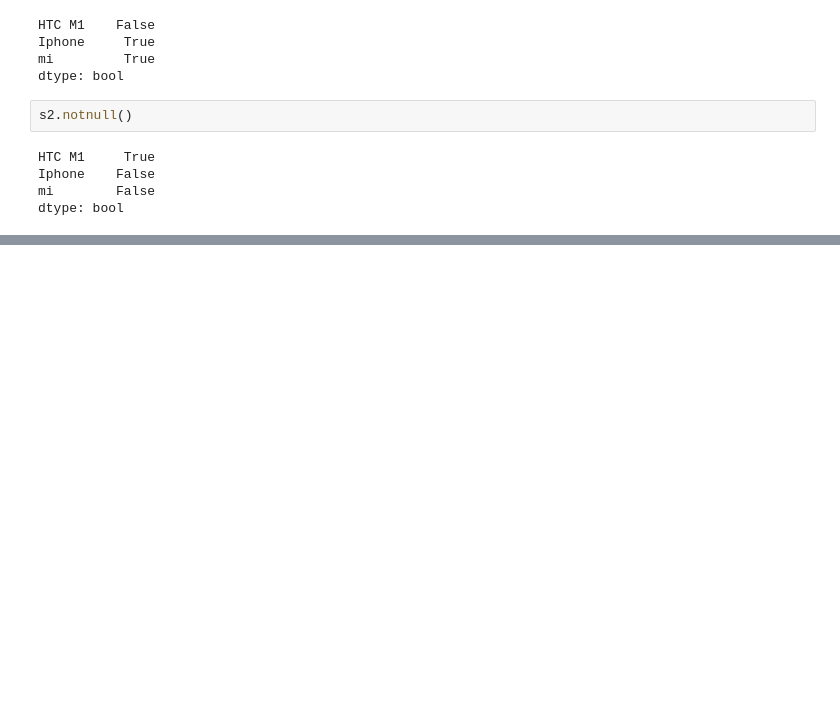
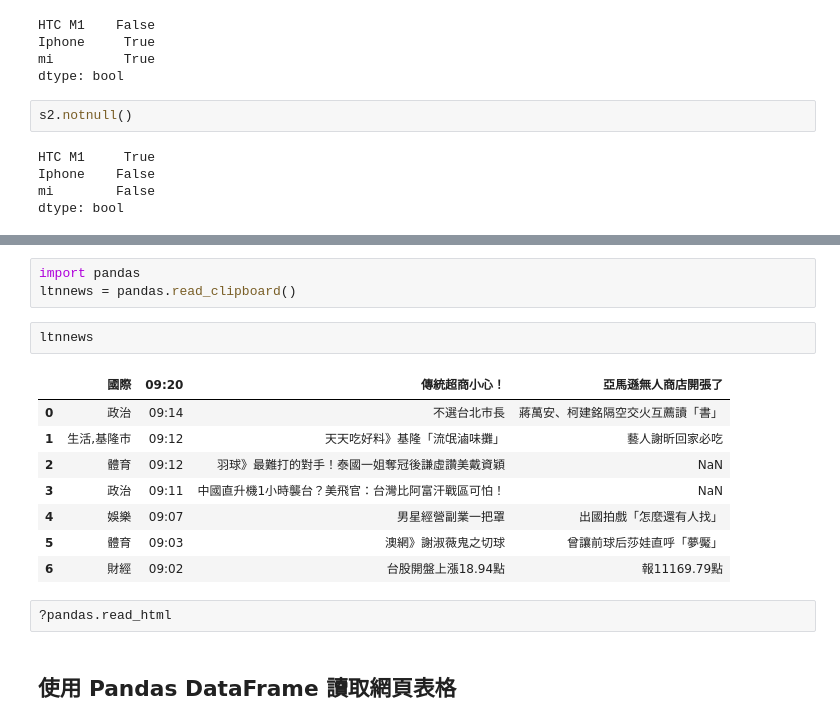
Before and after one commit to ywchiu/fubonpy, a Jupyter notebook: Demo20180122.ipynb, the cells around one changed output, grey strips where cells are left out. Cells and saved outputs as stored; diff of their text form; blank space fills up the shorter version.

```diff
--- a/Demo20180122.ipynb
+++ b/Demo20180122.ipynb
@@ -388,0 +894,18 @@ dtype: bool
+# %%
+import pandas
+ltnnews = pandas.read_clipboard()
+# %%
+ltnnews
+# %% [output]
+|  | 國際 | 09:20 | 傳統超商小心！ | 亞馬遜無人商店開張了 |
+| 0 | 政治 | 09:14 | 不選台北市長 | 蔣萬安、柯建銘隔空交火互薦讀「書」 |
+| 1 | 生活,基隆市 | 09:12 | 天天吃好料》基隆「流氓滷味攤」 | 藝人謝昕回家必吃 |
+| 2 | 體育 | 09:12 | 羽球》最難打的對手！泰國一姐奪冠後謙虛讚美戴資穎 | NaN |
+| 3 | 政治 | 09:11 | 中國直升機1小時襲台？美飛官：台灣比阿富汗戰區可怕！ | NaN |
+| 4 | 娛樂 | 09:07 | 男星經營副業一把罩 | 出國拍戲「怎麼還有人找」 |
+| 5 | 體育 | 09:03 | 澳網》謝淑薇鬼之切球 | 曾讓前球后莎娃直呼「夢魘」 |
+| 6 | 財經 | 09:02 | 台股開盤上漲18.94點 | 報11169.79點 |
+# %%
+?pandas.read_html
+# %% [markdown]
+## 使用 Pandas DataFrame 讀取網頁表格
```
Also changed, not shown: parts of 87 cells of this notebook.
